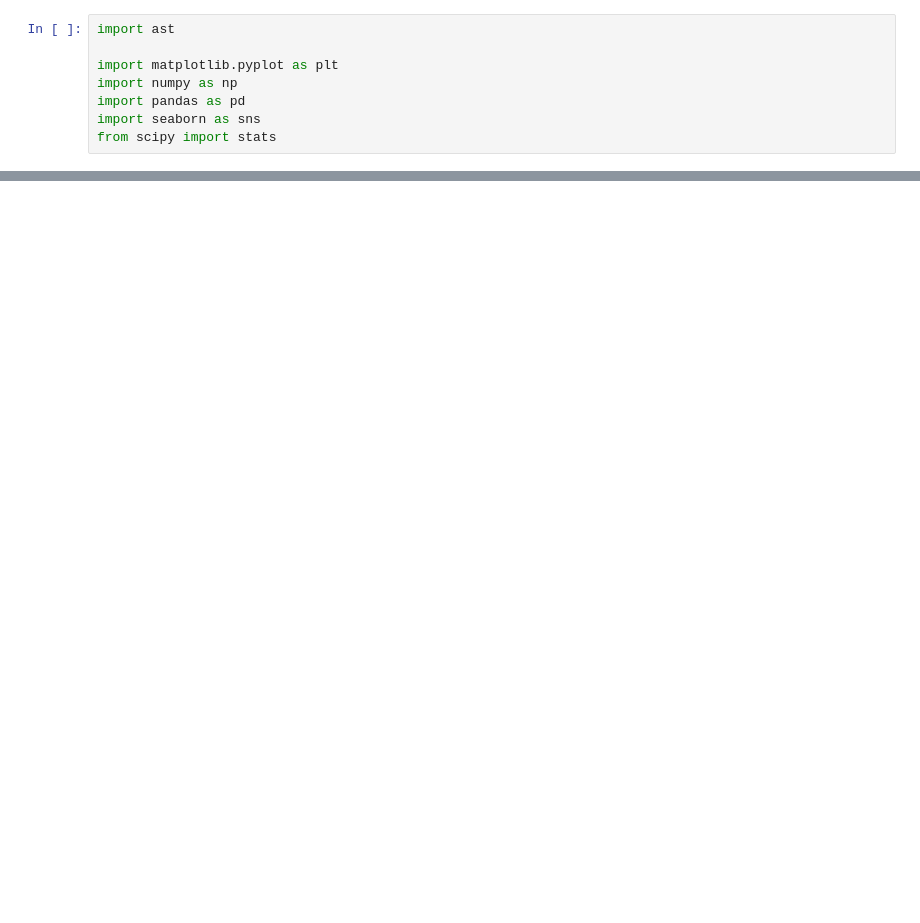
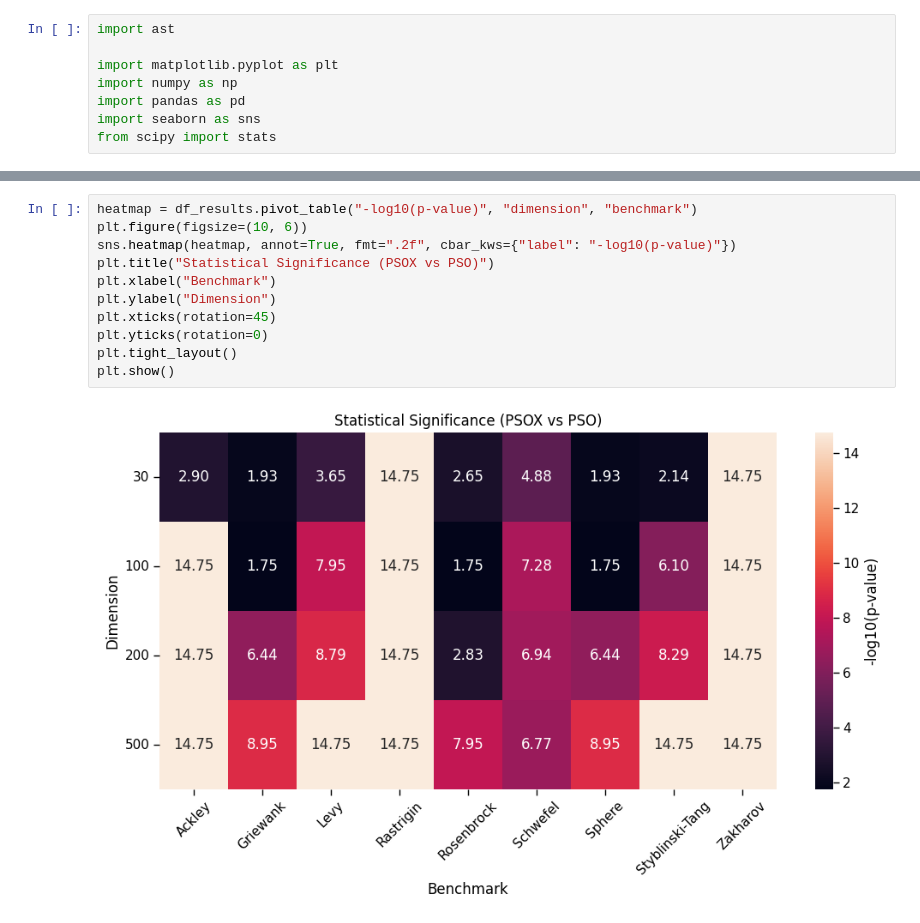
Before and after one commit to marcosnevary/pso, a Jupyter notebook: notebooks/analysis.ipynb, the cells around one changed output, grey strips where cells are left out. Saved outputs shown, nothing was run; the diff lists cells and outputs as text; blank space fills up the shorter version.

Commit message:
feat: improve results analysis

```diff
--- a/notebooks/analysis.ipynb
+++ b/notebooks/analysis.ipynb
@@ -124,0 +113,13 @@ df_results
+# %%
+heatmap = df_results.pivot_table("-log10(p-value)", "dimension", "benchmark")
+plt.figure(figsize=(10, 6))
+sns.heatmap(heatmap, annot=True, fmt=".2f", cbar_kws={"label": "-log10(p-value)"})
+plt.title("Statistical Significance (PSOX vs PSO)")
+plt.xlabel("Benchmark")
+plt.ylabel("Dimension")
+plt.xticks(rotation=45)
+plt.yticks(rotation=0)
+plt.tight_layout()
+plt.show()
+# %% [output]
+[figure, added]
```
Also changed, not shown: parts of 8 cells of this notebook, 6 other files.
